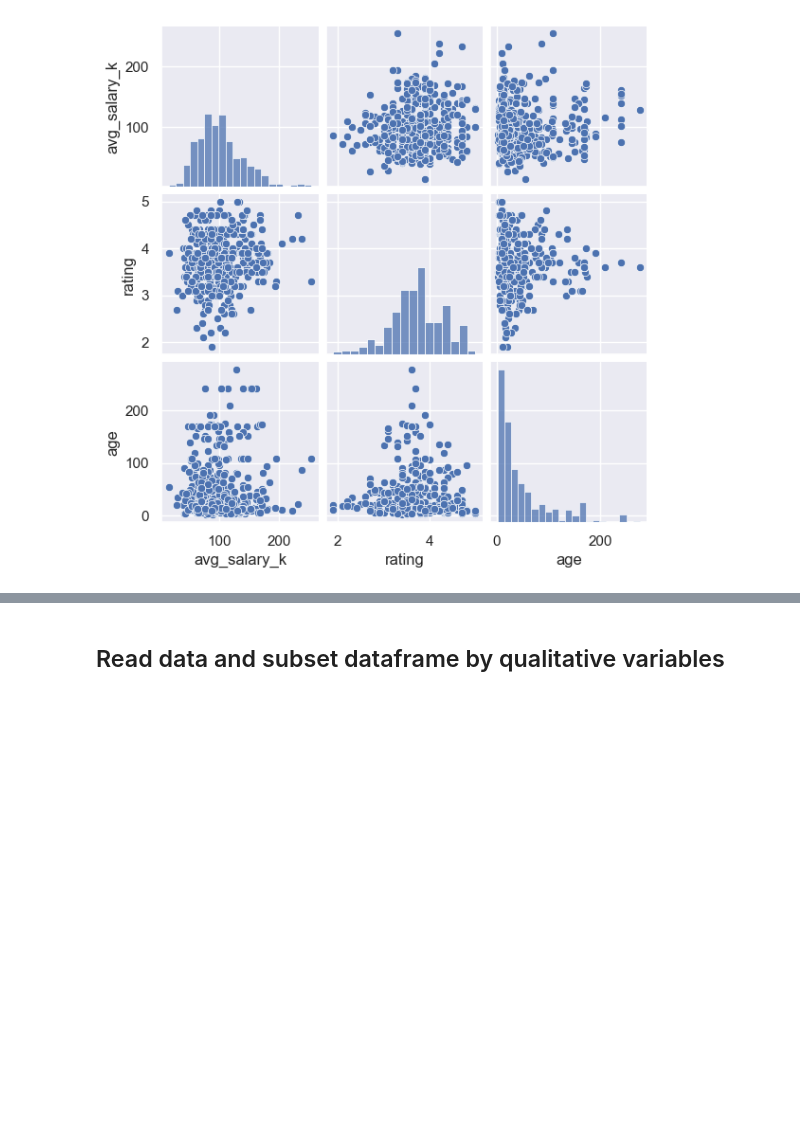
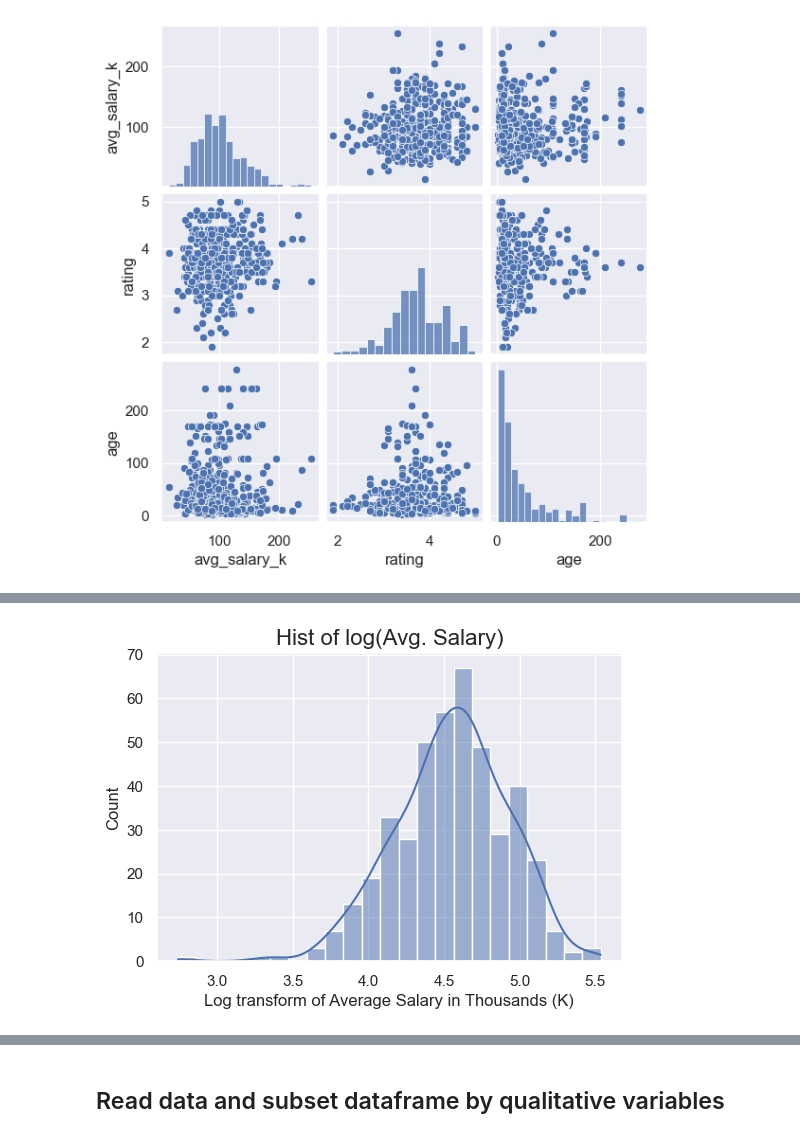
Before and after one commit to jttsai99/data_science_salary, a Jupyter notebook: EDA.ipynb, the cells around one changed output, grey strips where cells are left out. Cells and saved outputs as stored; diff of their text form; code cells hidden in the pictures; blank space fills up the shorter version.

```diff
--- a/EDA.ipynb
+++ b/EDA.ipynb
@@ -53,0 +63,13 @@ fig1 = sns.pairplot(df2, height=2)
+# %%
+# adding two columns sqrt() and log transform of response for a new dataframe
+df3 = pd.DataFrame()
+df3['log_avg_salary_k'] = np.log(df2['avg_salary_k'])
+df3['sqrt_avg_salary_k'] = np.sqrt(df2['avg_salary_k'])
+# %%
+fig3 = plt.figure(figsize=(6, 4))
+fig3 = sns.histplot(data=df3, x="log_avg_salary_k", kde=True)
+fig3.set_xlabel('Log transform of Average Salary in Thousands (K)', fontsize=12);
+fig3.set_title('Hist of log(Avg. Salary)', fontsize=16)
+fig3.figure.savefig(save_location+'hist_log_avg_sal', dpi=300)
+# %% [output]
+[figure, added]
```
Also changed, not shown: parts of 32 cells of this notebook, 12 other files.
